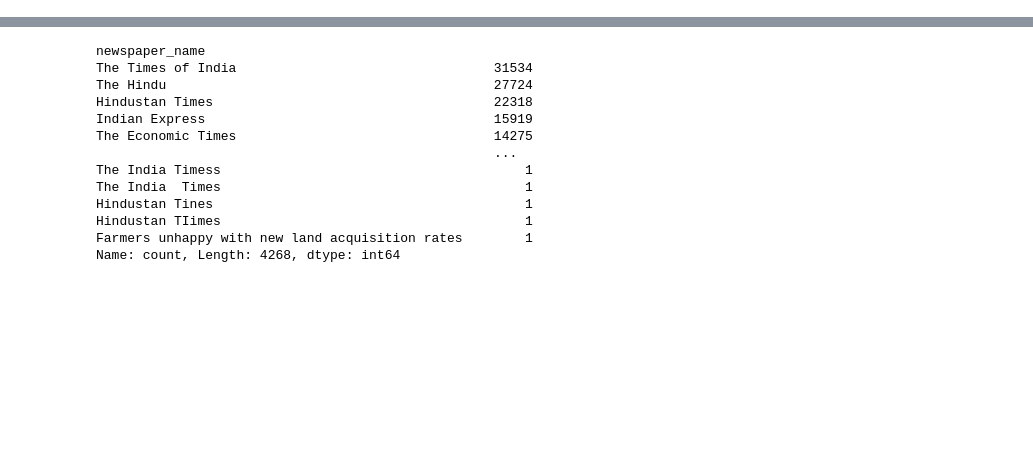
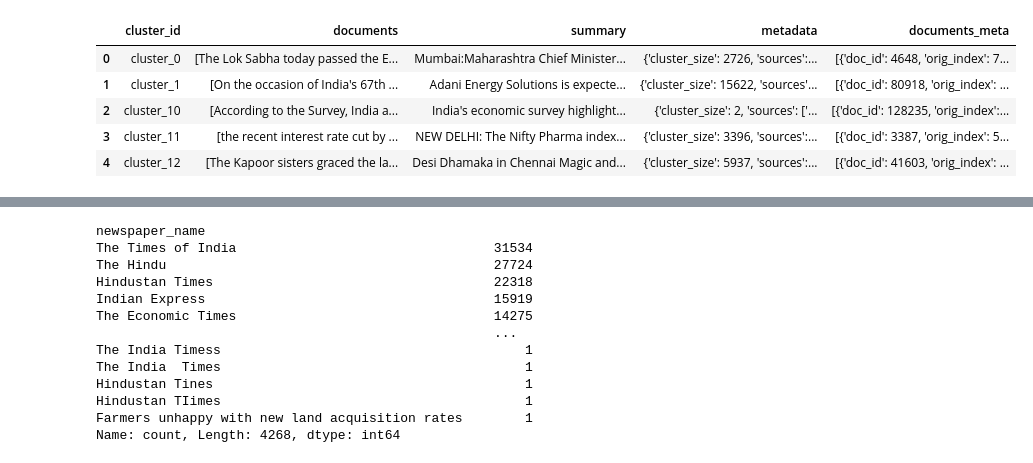
Before and after one commit to Mfaj-cod/HPG-NewsSumm, a Jupyter notebook: experiments.ipynb, the cells around one changed output, grey strips where cells are left out. Cells and saved outputs as stored; diff of their text form; code cells hidden in the pictures; blank space fills up the shorter version.

```diff
--- a/experiments.ipynb
+++ b/experiments.ipynb
@@ -3,6 +3,16 @@ import pandas as pd
 import openpyxl
 import matplotlib.pyplot as plt
 import seaborn as sns
+# %%
+enhanced = pd.read_json("data/enhanced/newssumm_enhanced.json")
+enhanced.head()
+# %% [output]
+|  | cluster_id | documents | summary | metadata | documents_meta |
+| 0 | cluster_0 | [The Lok Sabha today passed the E... | Mumbai:Maharashtra Chief Minister... | {'cluster_size': 2726, 'sources':... | [{'doc_id': 4648, 'orig_index': 7... |
+| 1 | cluster_1 | [On the occasion of India's 67th ... | Adani Energy Solutions is expecte... | {'cluster_size': 15622, 'sources'... | [{'doc_id': 80918, 'orig_index': ... |
+| 2 | cluster_10 | [According to the Survey, India a... | India's economic survey highlight... | {'cluster_size': 2, 'sources': ['... | [{'doc_id': 128235, 'orig_index':... |
+| 3 | cluster_11 | [the recent interest rate cut by ... | NEW DELHI: The Nifty Pharma index... | {'cluster_size': 3396, 'sources':... | [{'doc_id': 3387, 'orig_index': 5... |
+| 4 | cluster_12 | [The Kapoor sisters graced the la... | Desi Dhamaka in Chennai Magic and... | {'cluster_size': 5937, 'sources':... | [{'doc_id': 41603, 'orig_index': ... |
 # %%
 path = "data/NewsSumm_Cleaned.xlsx"
 df = pd.read_excel(path, engine='openpyxl')
```
Also changed, not shown: parts of 6 cells of this notebook, 3 other files.
